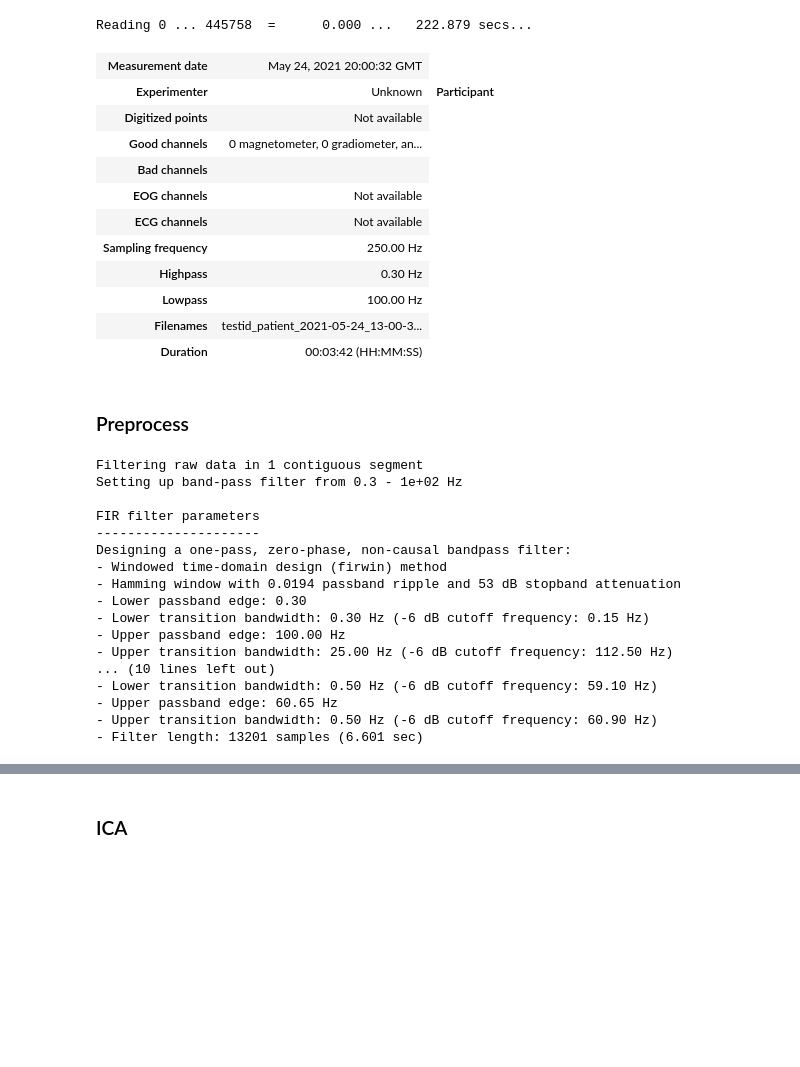
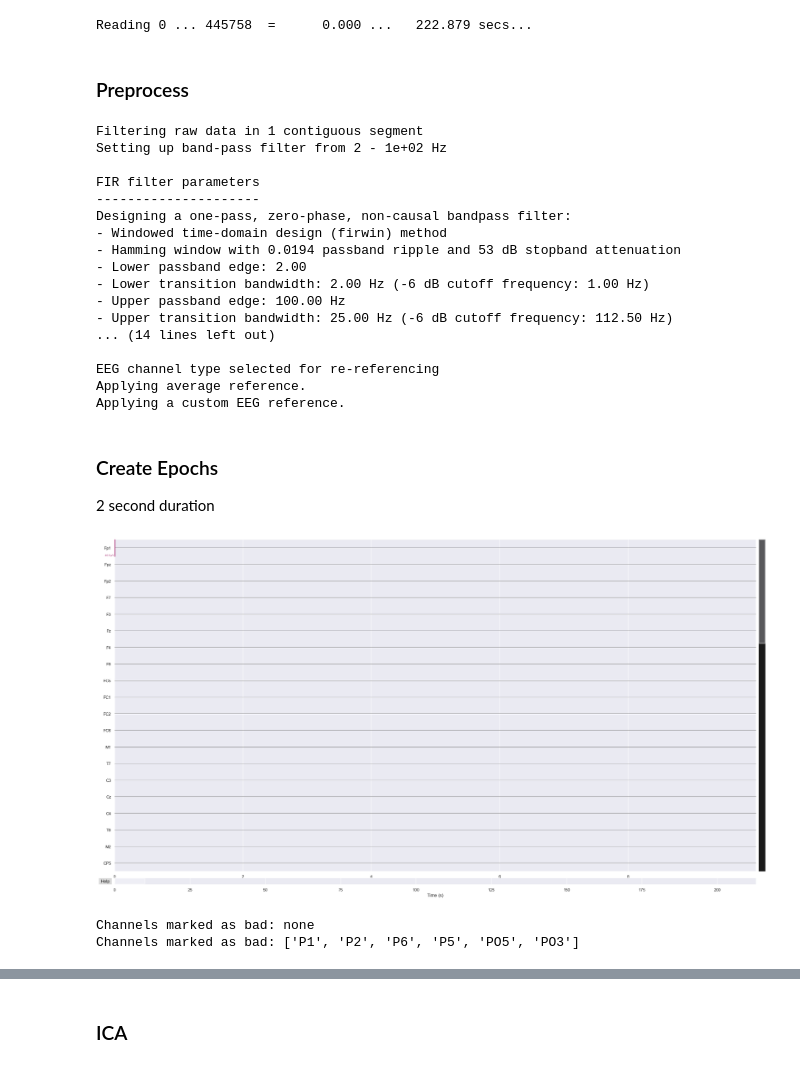
Before and after one commit to WilliamsPANLab/eegor, a Jupyter notebook: mne_test.ipynb, the cells around one changed output, grey strips where cells are left out. Drawn from its saved outputs; the diff is of its cells as text; code cells hidden in the pictures; blank space fills up the shorter version.

```diff
--- a/mne_test.ipynb
+++ b/mne_test.ipynb
@@ -23,44 +34,31 @@ eeg = mne.io.cnt.read_raw_cnt(root / "patrick" / "testid_patient_2021-05-24_13-0
 # %% [output]
 Reading 0 ... 445758  =      0.000 ...   222.879 secs...
-# %%
-eeg
-# %% [output]
-| Measurement date | May 24, 2021 20:00:32 GMT |
-| Experimenter | Unknown | Participant |
-| Digitized points | Not available |
-| Good channels | 0 magnetometer, 0 gradiometer, an... |
-| Bad channels |  |
-| EOG channels | Not available |
-| ECG channels | Not available |
-| Sampling frequency | 250.00 Hz |
-| Highpass | 0.30 Hz |
-| Lowpass | 100.00 Hz |
-| Filenames | testid_patient_2021-05-24_13-00-3... |
-| Duration | 00:03:42 (HH:MM:SS) |
 # %% [markdown]
 ### Preprocess
 # %%
 def preprocess(eeg):
-    tmp = eeg.filter(0.3, 100)
+    tmp = eeg.copy().filter(2, 100)
     tmp = tmp.notch_filter([60])
-    return tmp.resample(250)
+    tmp = tmp.resample(500)
+    tmp = tmp.set_eeg_reference(ref_channels="average")
+    return tmp
 
 peeg = preprocess(eeg)
 # %% [output]
 Filtering raw data in 1 contiguous segment
-Setting up band-pass filter from 0.3 - 1e+02 Hz
+Setting up band-pass filter from 2 - 1e+02 Hz
 
 FIR filter parameters
 ---------------------
 Designing a one-pass, zero-phase, non-causal bandpass filter:
 - Windowed time-domain design (firwin) method
 - Hamming window with 0.0194 passband ripple and 53 dB stopband attenuation
-- Lower passband edge: 0.30
-- Lower transition bandwidth: 0.30 Hz (-6 dB cutoff frequency: 0.15 Hz)
+- Lower passband edge: 2.00
+- Lower transition bandwidth: 2.00 Hz (-6 dB cutoff frequency: 1.00 Hz)
 - Upper passband edge: 100.00 Hz
 - Upper transition bandwidth: 25.00 Hz (-6 dB cutoff frequency: 112.50 Hz)
-... (10 lines left out)
-- Lower transition bandwidth: 0.50 Hz (-6 dB cutoff frequency: 59.10 Hz)
-- Upper passband edge: 60.65 Hz
-- Upper transition bandwidth: 0.50 Hz (-6 dB cutoff frequency: 60.90 Hz)
-- Filter length: 13201 samples (6.601 sec)
+... (14 lines left out)
+
+EEG channel type selected for re-referencing
+Applying average reference.
+Applying a custom EEG reference.
@@ -68,0 +65,10 @@ mne.Epochs
+# %% [markdown]
+### Create Epochs
+
+2 second duration
+# %%
+peeg.plot()
+# %% [output]
+[figure, added]
+Channels marked as bad: none
+Channels marked as bad: ['P1', 'P2', 'P6', 'P5', 'PO5', 'PO3']
```
Also changed, not shown: parts of 9 cells of this notebook, 2 other files.
